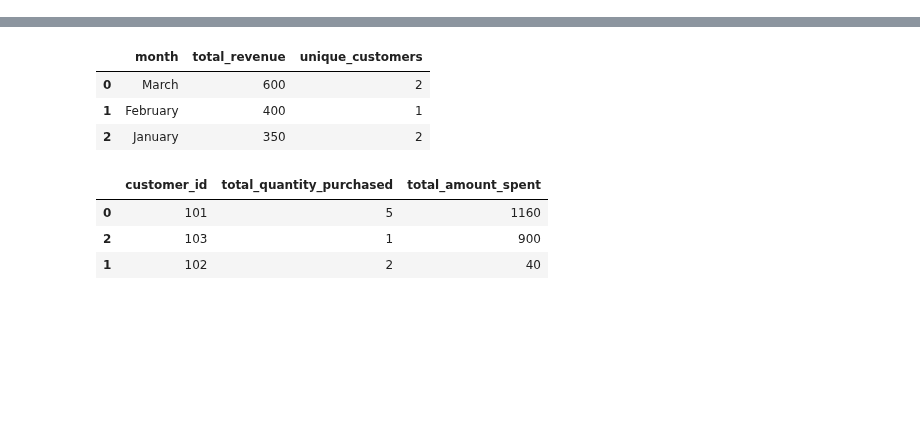
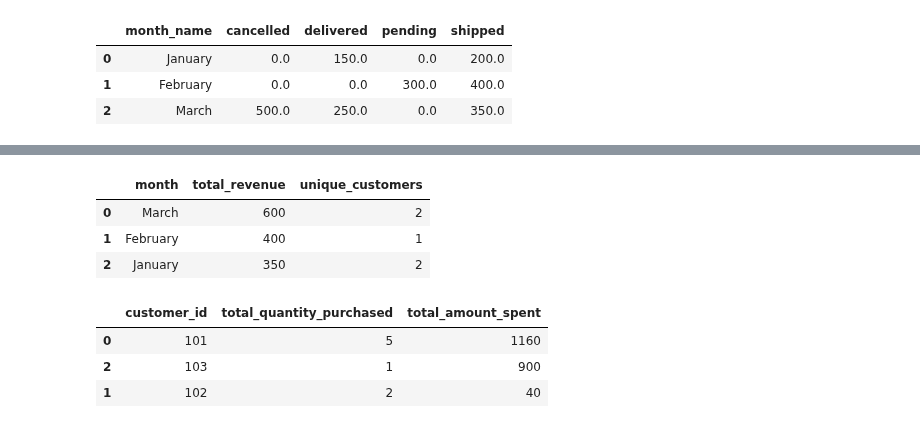
Before and after one commit to edmiller824/sf_tech, a Jupyter notebook: reps.ipynb, the cells around one changed output, grey strips where cells are left out. Drawn from its saved outputs; the diff is of its cells as text; code cells hidden in the pictures; blank space fills up the shorter version.

```diff
--- a/reps.ipynb
+++ b/reps.ipynb
@@ -0,0 +47,47 @@
+# %%
+"""
+	1.	Extract month as month name.
+	2.	Build a summary table of total revenue by month × status.
+	3.	Output format should be wide (one row per month,
+        one column per status, values = total revenue).
+	4.	Fill missing cells with 0.
+	5.	Sort months chronologically, not alphabetically.
+"""
+import pandas as pd
+
+orders = pd.DataFrame({
+    "order_id": [101, 102, 103, 104, 105, 106, 107],
+    "customer_id": [1, 2, 1, 3, 4, 2, 5],
+    "order_date": pd.to_datetime([
+        "2024-01-15", "2024-01-22", "2024-02-10",
+        "2024-02-28", "2024-03-03", "2024-03-21", "2024-03-15"
+    ]),
+    "status": [
+        "shipped", "delivered", "pending", "shipped",
+        "delivered", "cancelled", "shipped"
+    ],
+    "total_amount": [200, 150, 300, 400, 250, 500, 350]
+})
+
+orders['month_name'] = orders['order_date'].dt.month_name()
+orders['month_num'] = orders['order_date'].dt.month
+p_table = (orders.pivot_table(
+    index=['month_name', 'month_num']
+    , columns='status'
+    , values='total_amount'
+    , aggfunc={'total_amount': 'sum'})
+    .fillna(0)
+    .sort_values(by=['month_num'])
+    .reset_index(inplace=False)
+    .drop('month_num', axis='columns')
+)
+p_table.columns.name = None
+p_table
+# p_table.set_index('month_name')
+# .drop(['month_num'], axis='columns')
+# orders
+# %% [output]
+|  | month_name | cancelled | delivered | pending | shipped |
+| 0 | January | 0.0 | 150.0 | 0.0 | 200.0 |
+| 1 | February | 0.0 | 0.0 | 300.0 | 400.0 |
+| 2 | March | 500.0 | 250.0 | 0.0 | 350.0 |
```
Also changed, not shown: parts of 3 cells of this notebook.
